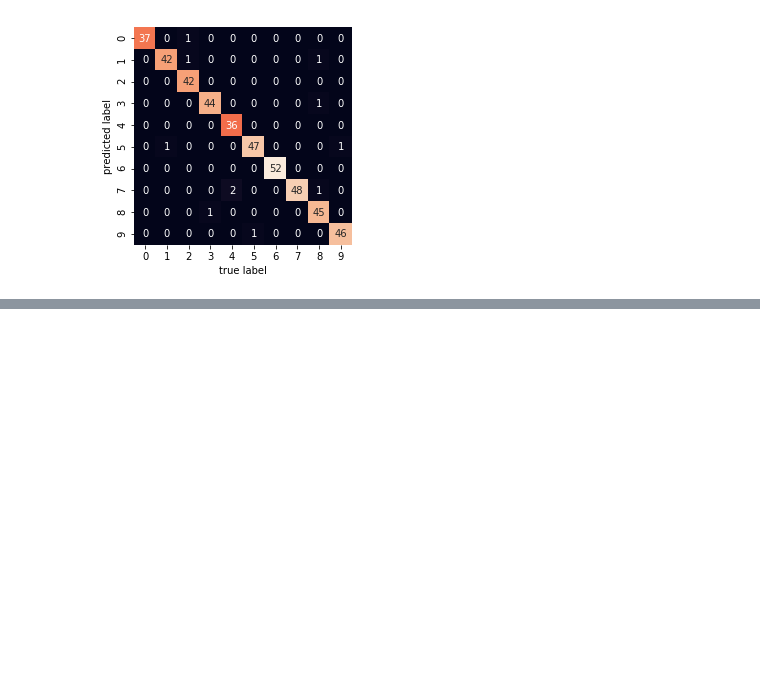
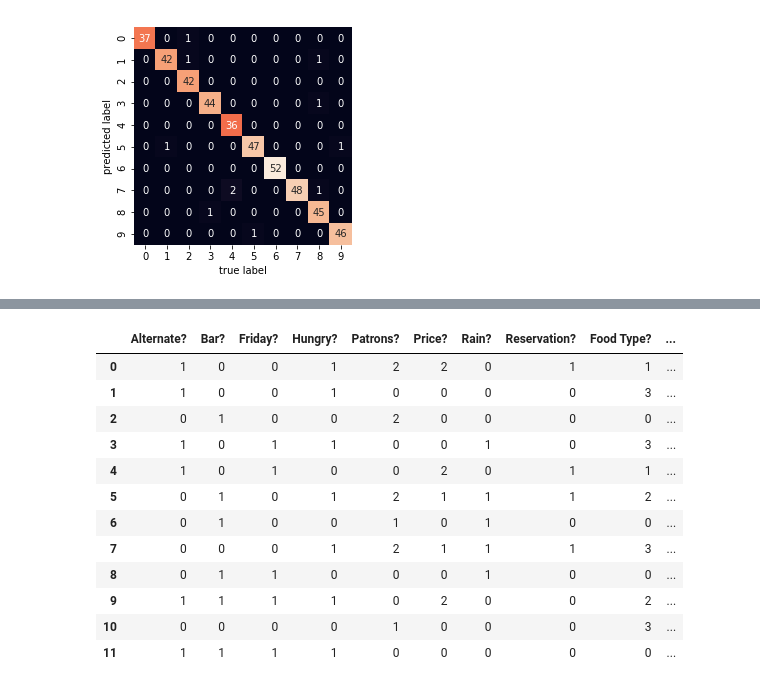
Before and after one commit to ChJazhiel/ML_ICF, a Jupyter notebook: Decision_trees.ipynb, the cells around one changed output, grey strips where cells are left out. Saved outputs shown, nothing was run; the diff lists cells and outputs as text; code cells hidden in the pictures; blank space fills up the shorter version.

```diff
--- a/Decision_trees.ipynb
+++ b/Decision_trees.ipynb
@@ -1122,0 +1141,27 @@ plt.ylabel('predicted label');
+# %%
+
+
+data = {'Alternate?':['Yes', 'Yes', 'No', 'Yes', 'Yes', 'No', 'No', 'No', 'No', 'Yes', 'No', 'Yes' ],
+        'Bar?'      :['No', 'No', 'Yes', 'No', 'No', 'Yes', 'Yes', 'No', 'Yes', 'Yes', 'No', 'Yes'],
+        'Friday?'   :['No', 'No', 'No', 'Yes', 'Yes', 'No', 'No', 'No', 'Yes', 'Yes', 'No', 'Yes'],
+        'Hungry?'   :['Yes', 'Yes', 'No', 'Yes', 'No', 'Yes', 'No', 'Yes', 'No', 'Yes', 'No', 'Yes'],
+        'Patrons?'  :['Some', 'Full', 'Some', 'Full', 'Full', 'Some', 'None', 'Some', 'Full', 'Full', 'None',
+                      'Full'],
+        'Price?'    :['$$$', '$', '$', '$', '$$$', '$$', '$', '$$', '$', '$$$', '$', '$' ],
+        'Rain?'     :['No', 'No', 'No', 'Yes', 'No', 'Yes', 'Yes', 'Yes', 'Yes', 'No', 'No', 'No'],
+        'Reservation?':['Yes', 'No', 'No', 'No', 'Yes', 'Yes', 'No', 'Yes', 'No', 'No', 'No', 'No'],
+        'Food Type?':['French', 'Thai', 'Burger', 'Thai', 'French', 'Italian', 'Burger', 'Thai', 'Burger', 'Italian',
+                     'Thai', 'Burger'],
+        'Wait estimation?': ['0-10', '30-60','0-10', '10-30','>60', '0-10', '0-10', '0-10', '0-10',
+                            '10-30', '0-10', '30-60'],
+        'Will wait?' : ['Yes', 'No', 'Yes', 'Yes', 'No', 'Yes', 'No', 'Yes', 'No', 'No', 'No', 'Yes']}
+       #'Will wait?' : ['Yes', 'No', 'Yes', 'Yes', 'No', 'Yes', 'No', 'Yes', 'No', 'No', 'No', 'Yes']}
+
+
+header = ['Alternate?', 'Bar?', 'Friday?','Hungry?', 'Patrons?', 'Price?', 'Rain?', 'Reservation?', 'Food Type?', 'Wait estimation?', 'Will wait?']
+# %%
+import pandas as pd
+import numpy as np
+import matplotlib.pyplot as plt
+%matplotlib inline
+df = pd.DataFrame(data, columns = header)
@@ -1122,0 +1254,16 @@ plt.ylabel('predicted label');
+# %%
+data =df.apply(LabelEncoder().fit_transform)
+# %% [output]
+|  | Alternate? | Bar? | Friday? | Hungry? | Patrons? | Price? | Rain? | Reservation? | Food Type? | ... |
+| 0 | 1 | 0 | 0 | 1 | 2 | 2 | 0 | 1 | 1 | ... |
+| 1 | 1 | 0 | 0 | 1 | 0 | 0 | 0 | 0 | 3 | ... |
+| 2 | 0 | 1 | 0 | 0 | 2 | 0 | 0 | 0 | 0 | ... |
+| 3 | 1 | 0 | 1 | 1 | 0 | 0 | 1 | 0 | 3 | ... |
+| 4 | 1 | 0 | 1 | 0 | 0 | 2 | 0 | 1 | 1 | ... |
+| 5 | 0 | 1 | 0 | 1 | 2 | 1 | 1 | 1 | 2 | ... |
+| 6 | 0 | 1 | 0 | 0 | 1 | 0 | 1 | 0 | 0 | ... |
+| 7 | 0 | 0 | 0 | 1 | 2 | 1 | 1 | 1 | 3 | ... |
+| 8 | 0 | 1 | 1 | 0 | 0 | 0 | 1 | 0 | 0 | ... |
+| 9 | 1 | 1 | 1 | 1 | 0 | 2 | 0 | 0 | 2 | ... |
+| 10 | 0 | 0 | 0 | 0 | 1 | 0 | 0 | 0 | 3 | ... |
+| 11 | 1 | 1 | 1 | 1 | 0 | 0 | 0 | 0 | 0 | ... |
```
Also changed, not shown: parts of 11 cells of this notebook.
